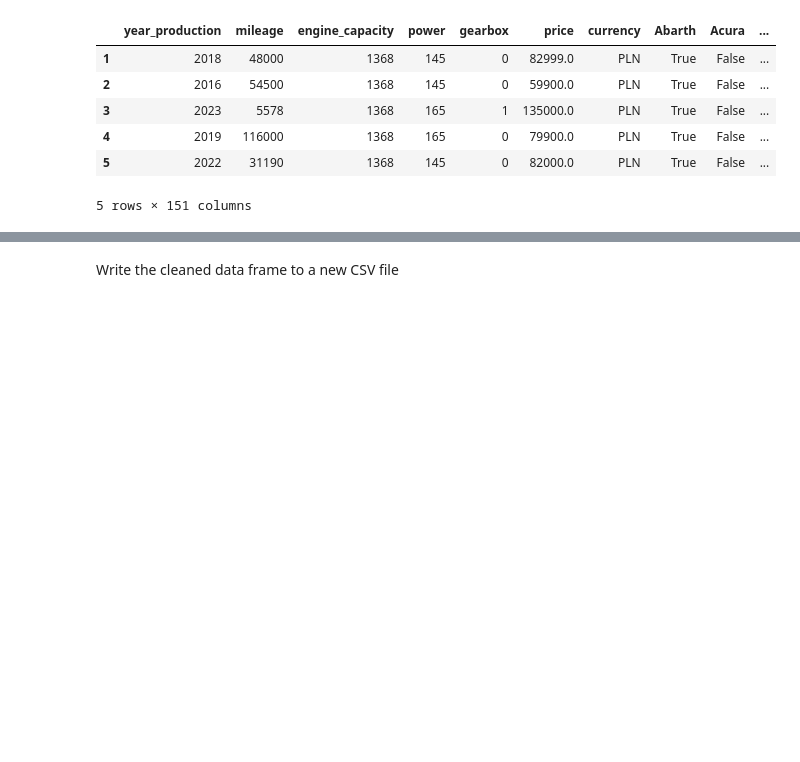
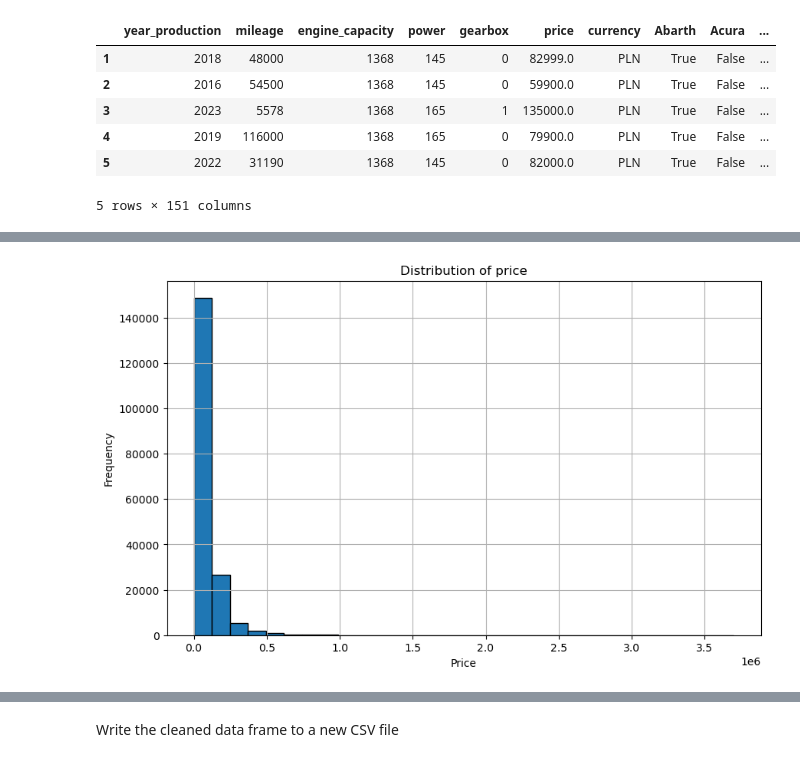
Before and after one commit to KarolinaSolarska/Predictive-Analytics-for-Car-Pricing, a Jupyter notebook: 2. Data cleaning.ipynb, the cells around one changed output, grey strips where cells are left out. Cells and saved outputs as stored; diff of their text form; code cells hidden in the pictures; blank space fills up the shorter version.

Commit message:
Cleaned features: price and currency

```diff
--- a/2. Data cleaning.ipynb
+++ b/2. Data cleaning.ipynb
@@ -940,0 +948,3 @@ data.head()
+# %%
+# Remove rows with missing values
+data = data.dropna(subset=['price'])
@@ -940,0 +973,12 @@ data.head()
+# %%
+# Define the exchange rate
+eur_to_pln_rate = 4.2077
+
+# Convert prices in EUR to PLN
+data.loc[data['currency'] == 'EUR', 'price'] = data.loc[data['currency'] == 'EUR', 'price'] * eur_to_pln_rate
+
+# Update the currency column to PLN
+data['currency'] = 'PLN'
+
+# Check the result
+data[['price', 'currency']].head()
@@ -940,0 +992,6 @@ data.head()
+# %%
+# Convert to integer
+data['price'] = data['price'].astype(int)
+# %%
+# Remove the 'currency' column
+data = data.drop(columns=['currency'])
@@ -940,0 +1017,11 @@ data.head()
+# %%
+# Plot the histogram
+plt.figure(figsize=(10, 6))
+plt.hist(data['price'], bins=30, edgecolor='black')
+plt.title('Distribution of price')
+plt.xlabel('Price')
+plt.ylabel('Frequency')
+plt.grid(True)
+plt.show()
+# %% [output]
+[figure, added]
```
Also changed, not shown: parts of 12 cells of this notebook.
